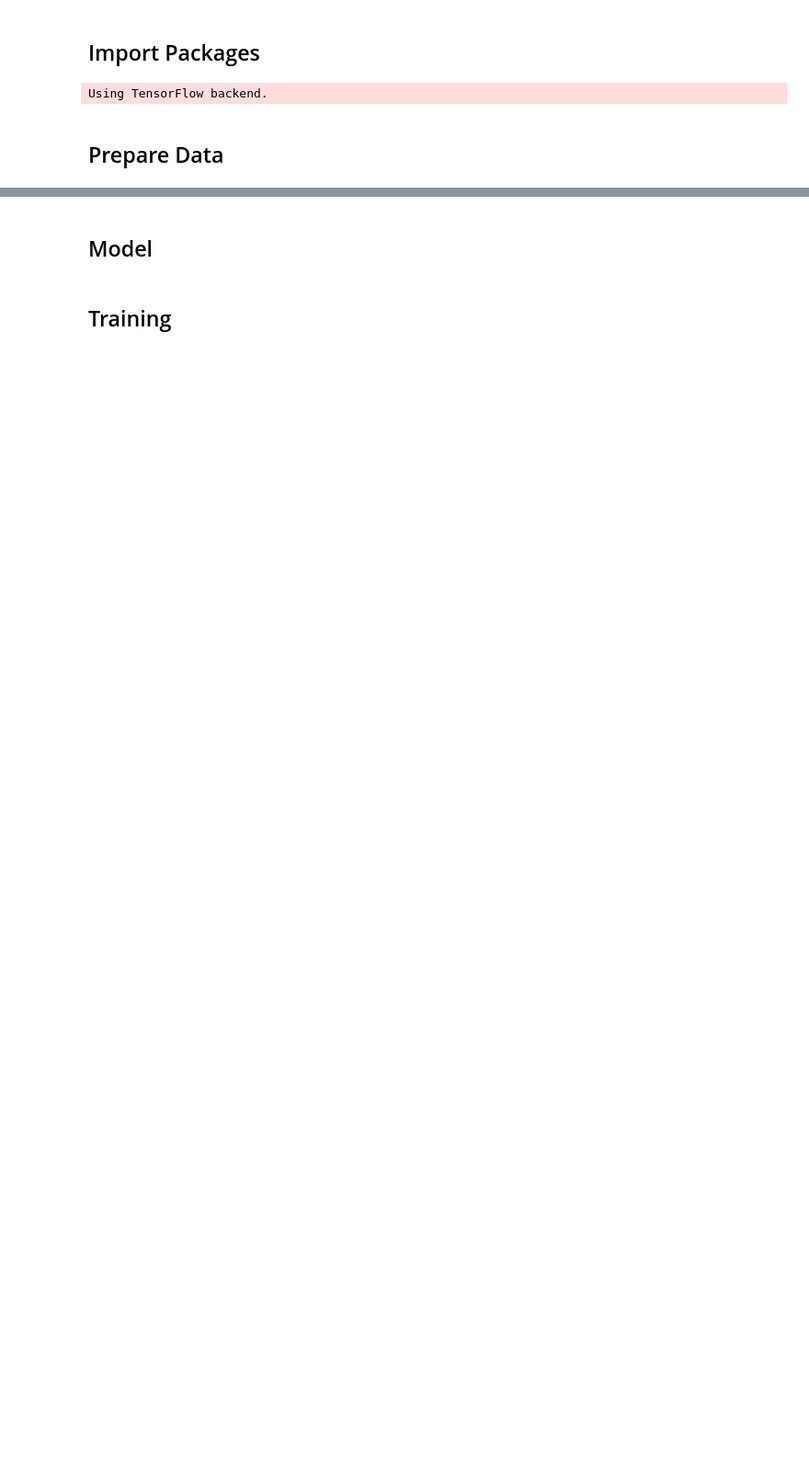
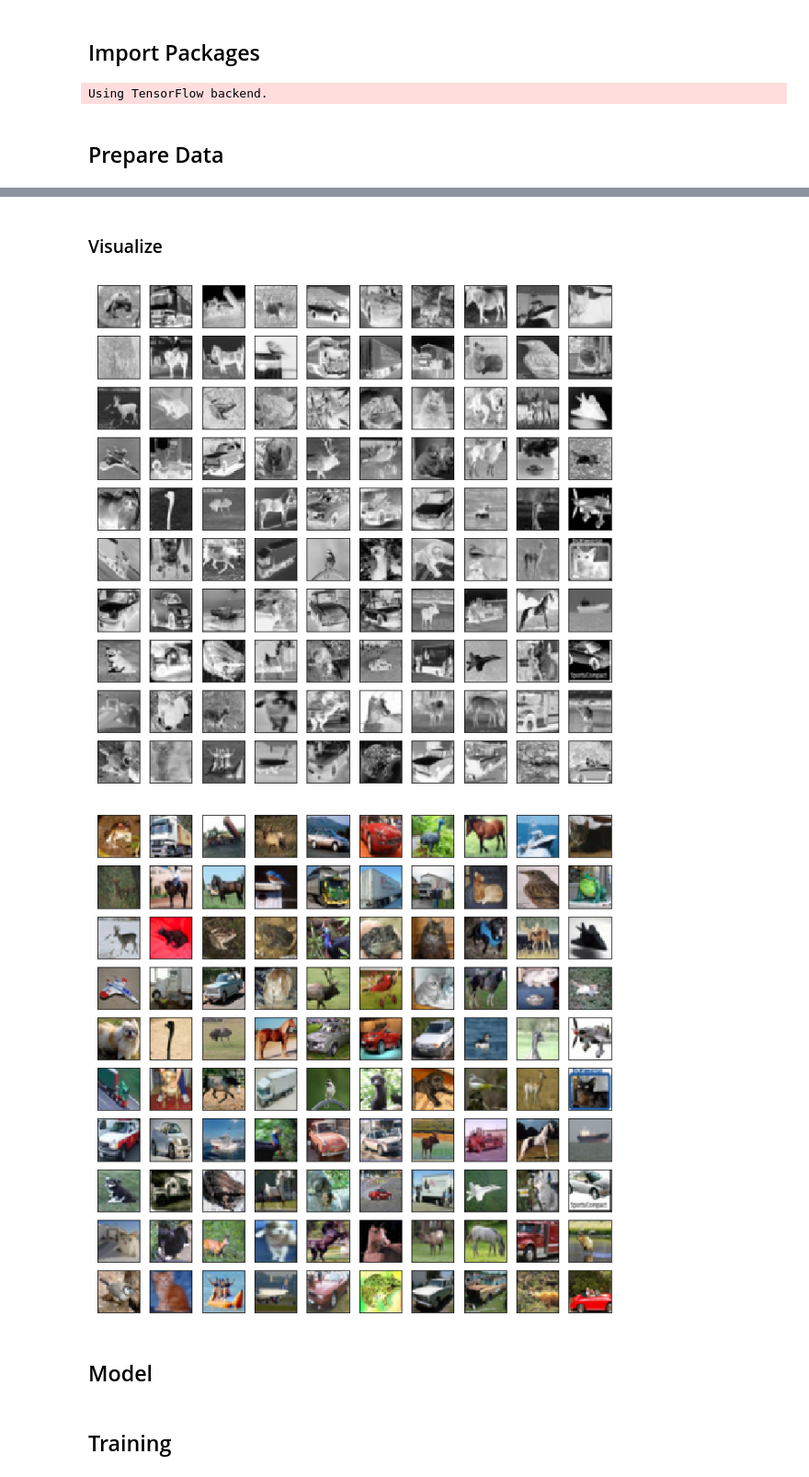
Before and after one commit to skim0119/DeepLearning_Notes, a Jupyter notebook: unclassified/unet color restoration.ipynb, the cells around one changed output, grey strips where cells are left out. Shown at 92% size. Saved outputs shown, nothing was run; the diff lists cells and outputs as text; code cells hidden in the pictures; blank space fills up the shorter version.

Commit message:
add color restoration

```diff
--- a/unclassified/unet color restoration.ipynb
+++ b/unclassified/unet color restoration.ipynb
@@ -109,3 +111,26 @@ print(data.input_shape, data.x_train_in.shape)
+# %% [markdown]
+### Visualize
+# %%
+vis_size=100
+def draw_image(im, size=100, ncol=10, color=True):
+    nrow = (size//10)+1
+    fig = plt.figure(figsize=(ncol+1,nrow+1))
+    for i in range(size):
+        subplot = fig.add_subplot(nrow, ncol, i+1)
+        subplot.set_xticks([])
+        subplot.set_yticks([])
+        if not color: # black and white, im.shape=[i,32,32]
+            subplot.imshow(im[i], vmin=0, vmax=1, \
+                           cmap=plt.cm.gray_r, interpolation='nearest')
+        else: # black and white, im.shape=[i,32,32,3]
+            subplot.imshow(im[i], vmin=0, vmax=1)
+    #fig.show()
+
+draw_image(data.x_train_in[:,0,:,:], color=False)
+draw_image(np.transpose(data.x_train_out[:], (0,2,3,1)))
+# %% [output]
+[figure, added]
+[figure, added]
 # %% [markdown]
 ## Model
 # %%
```
Also changed, not shown: parts of 9 cells of this notebook.
